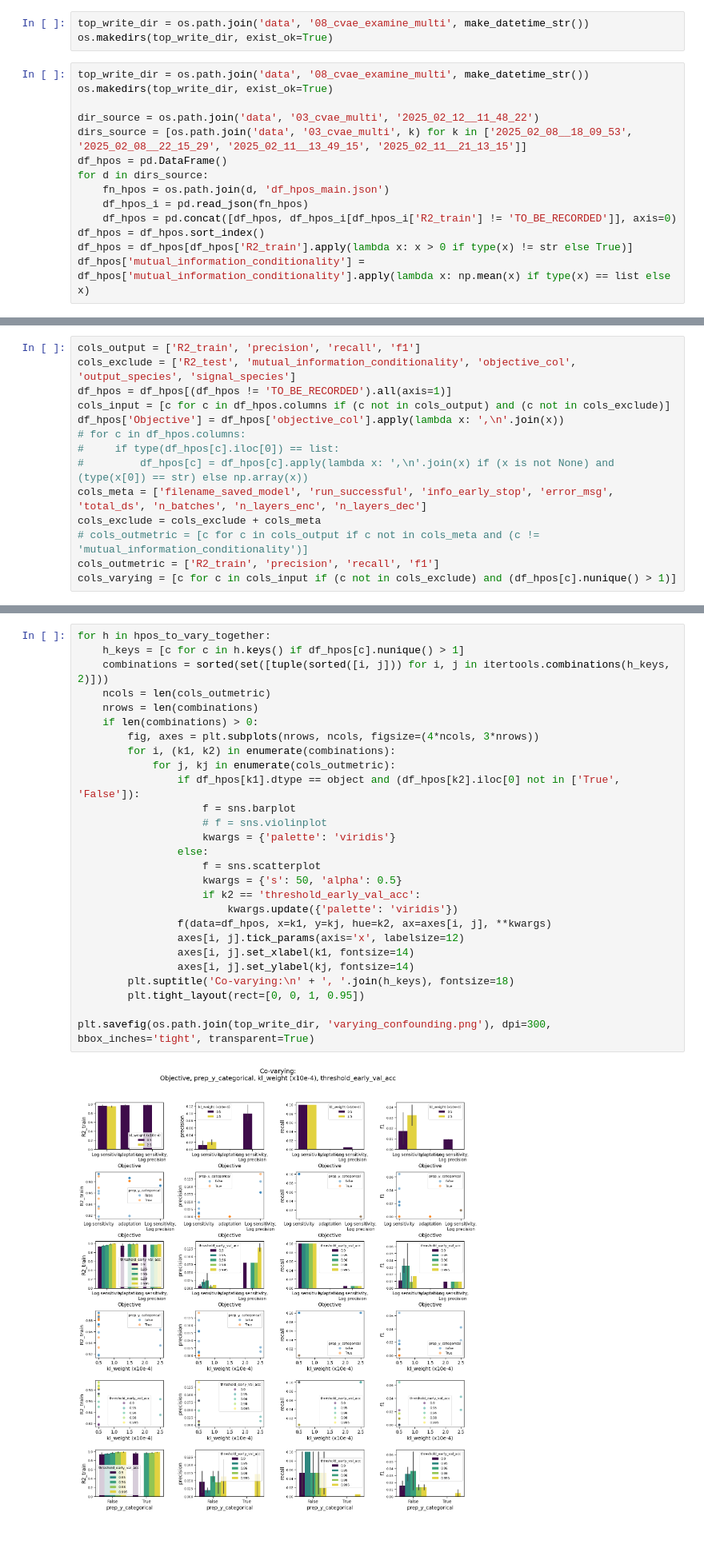
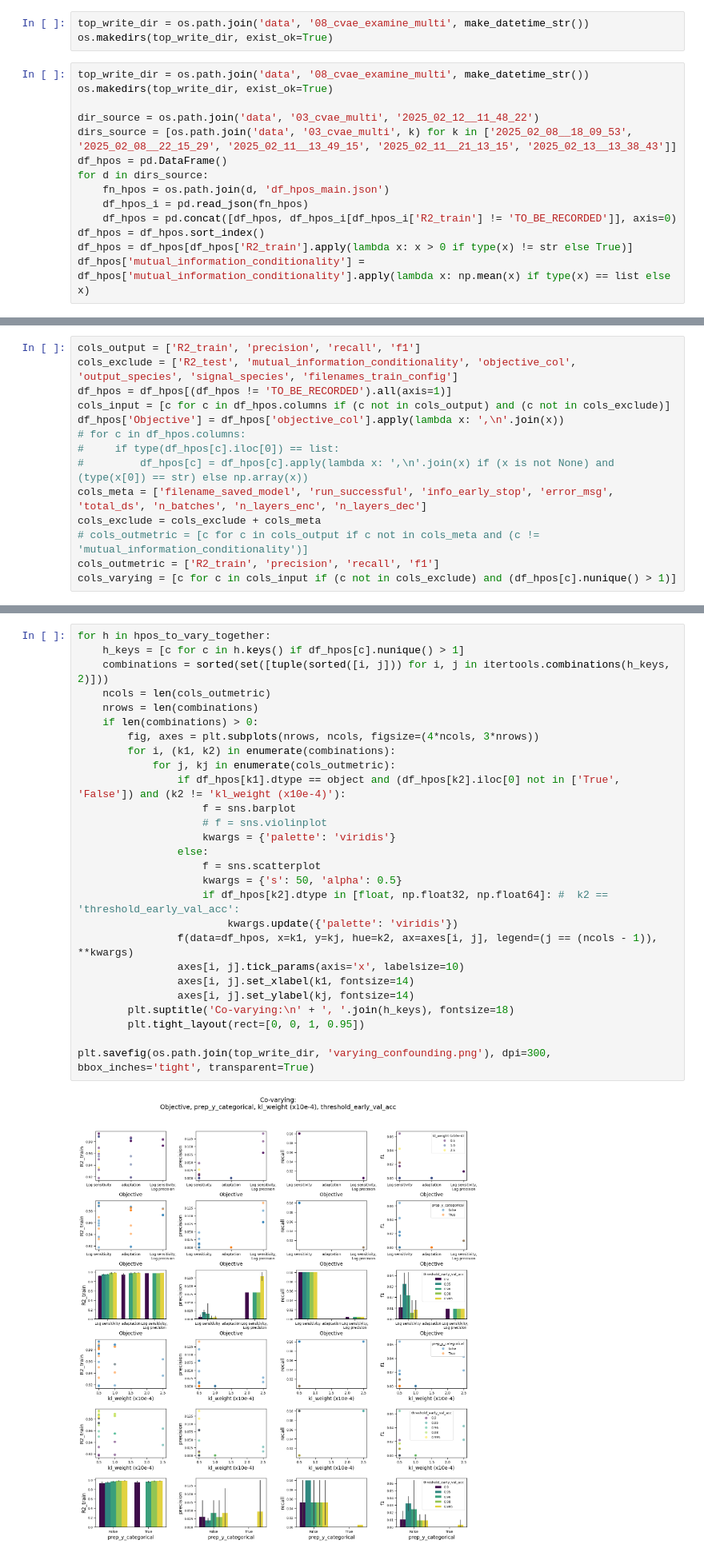
Before and after one commit to olive004/EvoScaper, a Jupyter notebook: notebooks/08_cvae_examine_multi.ipynb, the cells around one changed output, grey strips where cells are left out. Shown at 80% size. Drawn from its saved outputs; the diff is of its cells as text.

```diff
--- a/notebooks/08_cvae_examine_multi.ipynb
+++ b/notebooks/08_cvae_examine_multi.ipynb
@@ -25,7 +25,7 @@ top_write_dir = os.path.join('data', '08_cvae_examine_multi', make_datetime_str(
 os.makedirs(top_write_dir, exist_ok=True)
 
 dir_source = os.path.join('data', '03_cvae_multi', '2025_02_12__11_48_22')
-dirs_source = [os.path.join('data', '03_cvae_multi', k) for k in ['2025_02_08__18_09_53', '2025_02_08__22_15_29', '2025_02_11__13_49_15', '2025_02_11__21_13_15']]
+dirs_source = [os.path.join('data', '03_cvae_multi', k) for k in ['2025_02_08__18_09_53', '2025_02_08__22_15_29', '2025_02_11__13_49_15', '2025_02_11__21_13_15', '2025_02_13__13_38_43']]
 df_hpos = pd.DataFrame()
 for d in dirs_source:
     fn_hpos = os.path.join(d, 'df_hpos_main.json')
@@ -67,7 +67,7 @@ df_hpos.rename(columns={'kl_weight': 'kl_weight (x10e-4)'}, inplace=True)
 # df_hpos.rename(columns={'kl_weight x10e-4': 'kl_weight (x10e-4)'}, inplace=True)
 # %%
 cols_output = ['R2_train', 'precision', 'recall', 'f1']
-cols_exclude = ['R2_test', 'mutual_information_conditionality', 'objective_col', 'output_species', 'signal_species']
+cols_exclude = ['R2_test', 'mutual_information_conditionality', 'objective_col', 'output_species', 'signal_species', 'filenames_train_config']
 df_hpos = df_hpos[(df_hpos != 'TO_BE_RECORDED').all(axis=1)]
 cols_input = [c for c in df_hpos.columns if (c not in cols_output) and (c not in cols_exclude)]
 df_hpos['Objective'] = df_hpos['objective_col'].apply(lambda x: ',\n'.join(x))
@@ -117,32 +117,32 @@ hpos_to_vary_together = [{
 # %%
 for h in hpos_to_vary_together:
     h_keys = [c for c in h.keys() if df_hpos[c].nunique() > 1]
     combinations = sorted(set([tuple(sorted([i, j])) for i, j in itertools.combinations(h_keys, 2)]))
     ncols = len(cols_outmetric)
     nrows = len(combinations)
     if len(combinations) > 0:
         fig, axes = plt.subplots(nrows, ncols, figsize=(4*ncols, 3*nrows))
         for i, (k1, k2) in enumerate(combinations):
             for j, kj in enumerate(cols_outmetric):
-                if df_hpos[k1].dtype == object and (df_hpos[k2].iloc[0] not in ['True', 'False']):
+                if df_hpos[k1].dtype == object and (df_hpos[k2].iloc[0] not in ['True', 'False']) and (k2 != 'kl_weight (x10e-4)'):
                     f = sns.barplot
                     # f = sns.violinplot
                     kwargs = {'palette': 'viridis'}
                 else:
                     f = sns.scatterplot
                     kwargs = {'s': 50, 'alpha': 0.5}
-                    if k2 == 'threshold_early_val_acc':
+                    if df_hpos[k2].dtype in [float, np.float32, np.float64]: #  k2 == 'threshold_early_val_acc':
                         kwargs.update({'palette': 'viridis'})
-                f(data=df_hpos, x=k1, y=kj, hue=k2, ax=axes[i, j], **kwargs)
-                axes[i, j].tick_params(axis='x', labelsize=12)
+                f(data=df_hpos, x=k1, y=kj, hue=k2, ax=axes[i, j], legend=(j == (ncols - 1)), **kwargs)
+                axes[i, j].tick_params(axis='x', labelsize=10)
                 axes[i, j].set_xlabel(k1, fontsize=14)
                 axes[i, j].set_ylabel(kj, fontsize=14)
         plt.suptitle('Co-varying:\n' + ', '.join(h_keys), fontsize=18)
         plt.tight_layout(rect=[0, 0, 1, 0.95])
 
 plt.savefig(os.path.join(top_write_dir, 'varying_confounding.png'), dpi=300, bbox_inches='tight', transparent=True)
 # %% [output]
-[figure, old version]
+[figure, new version]
 # %% [markdown]
 # Zoom in on KL weight
 # %%
```
Also changed, not shown: parts of 3 cells of this notebook, 7 other files.
